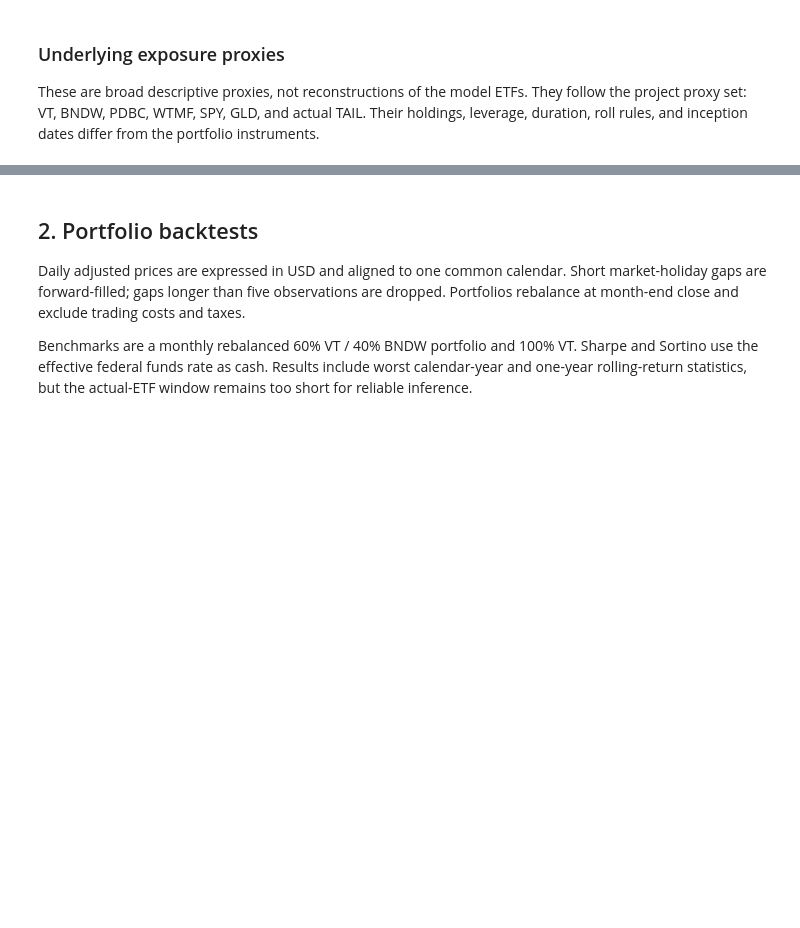
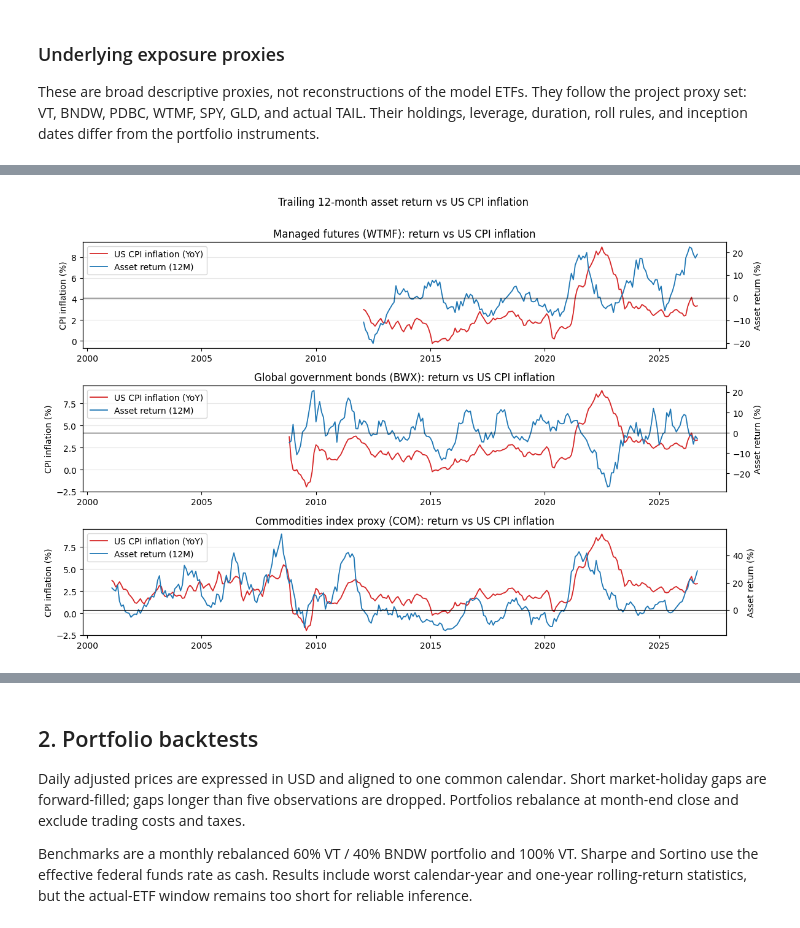
Before and after one commit to giacomomaggiore/model-portfolio-analytics, a Jupyter notebook: main.ipynb, the cells around one changed output, grey strips where cells are left out. Cells and saved outputs as stored; diff of their text form; code cells hidden in the pictures; blank space fills up the shorter version.

```diff
--- a/main.ipynb
+++ b/main.ipynb
@@ -77,0 +178,5 @@ plot_rolling_correlations(underlying_prices)
+# %%
+# Trailing 12-month asset returns compared with year-over-year US CPI inflation.
+plot_inflation_and_asset_returns(inflation_correlation_prices)
+# %% [output]
+[figure, added]
```
Also changed, not shown: parts of 6 cells of this notebook, 5 other files.
